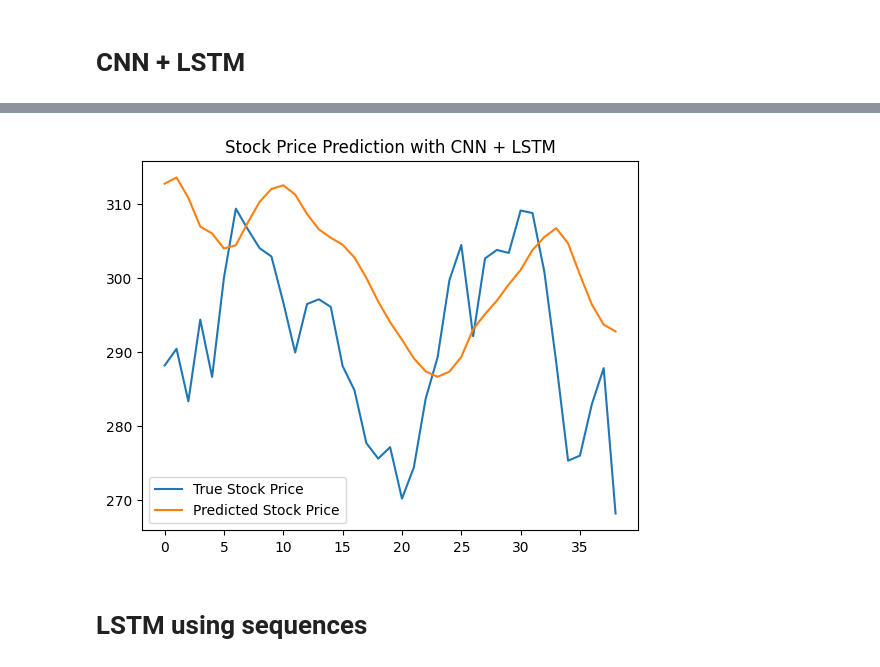
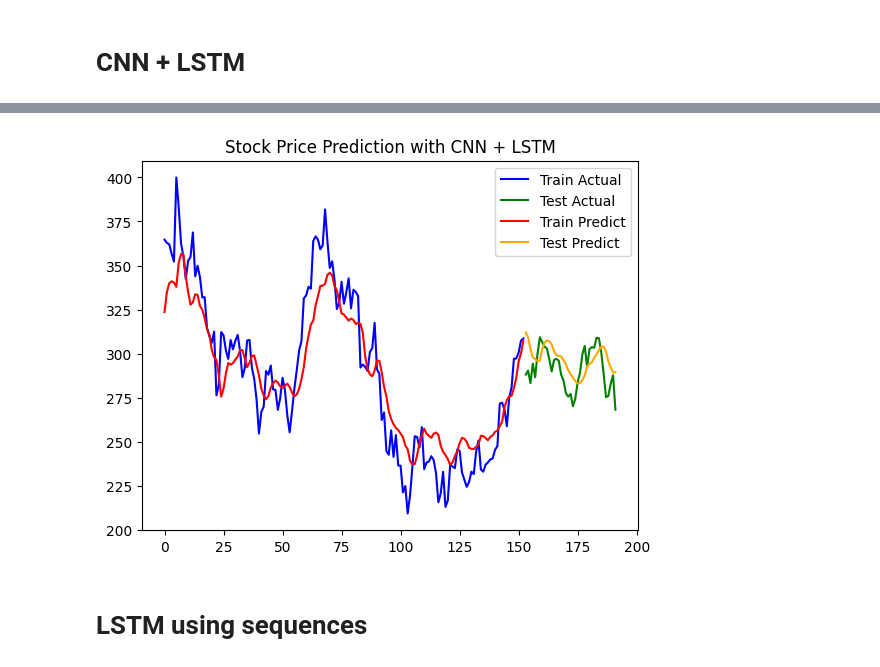
Before and after one commit to calvinz168/CISC-452, a Jupyter notebook: neural_network.ipynb, the cells around one changed output, grey strips where cells are left out. Cells and saved outputs as stored; diff of their text form; code cells hidden in the pictures.

Commit message:
some tuning to last model

```diff
--- a/neural_network.ipynb
+++ b/neural_network.ipynb
@@ -123,7 +123,7 @@ Mean Squared Error: 23.869269277613775
 def parser(x):
     return datetime.strptime(x, '%Y-%m-%d')
 
-series = read_csv('data/stock_yfinance_data.csv', header=0, parse_dates=[0], index_col=0)
+series = read_csv('data/cleaned_data_bert.csv', header=0, parse_dates=[0], index_col=0)
 # Filter rows where "Stock Name" is 'TLSA'
 series = series[series['Stock Name'] == 'TSLA']
 series = series.drop(['Stock Name', 'Adj Close'], axis=1)
@@ -183,8 +183,12 @@ y_test_rescaled = scaler.inverse_transform(y_test.reshape(-1, 1))  # Rescale tru
 
 # Plot the results
 import matplotlib.pyplot as plt
-plt.plot(y_test_rescaled, label='True Stock Price')
-plt.plot(y_pred_rescaled, label='Predicted Stock Price')
+plt.plot(range(len(y_train)), scaler.inverse_transform(y_train.reshape(-1, 1)), label='Train Actual', color='blue')
+plt.plot(range(len(y_train), len(y_train) + len(y_test)), y_test_rescaled, label='Test Actual', color='green')
+
+plt.plot(range(len(y_train)), scaler.inverse_transform(model.predict(X_train).reshape(-1, 1)), label='Train Predict', color='red')
+plt.plot(range(len(y_train), len(y_train) + len(y_pred)), y_pred_rescaled, label='Test Predict', color='orange')
+
 plt.title('Stock Price Prediction with CNN + LSTM')
 plt.legend()
 plt.show()
@@ -209,4 +213,4 @@ Mean Squared Error on Test Set: 0.11454106867313385
-[figure, old version]
+[figure, new version]
 # %% [markdown]
 # LSTM using sequences
 # %%
```
Also changed, not shown: parts of 3 cells of this notebook.
